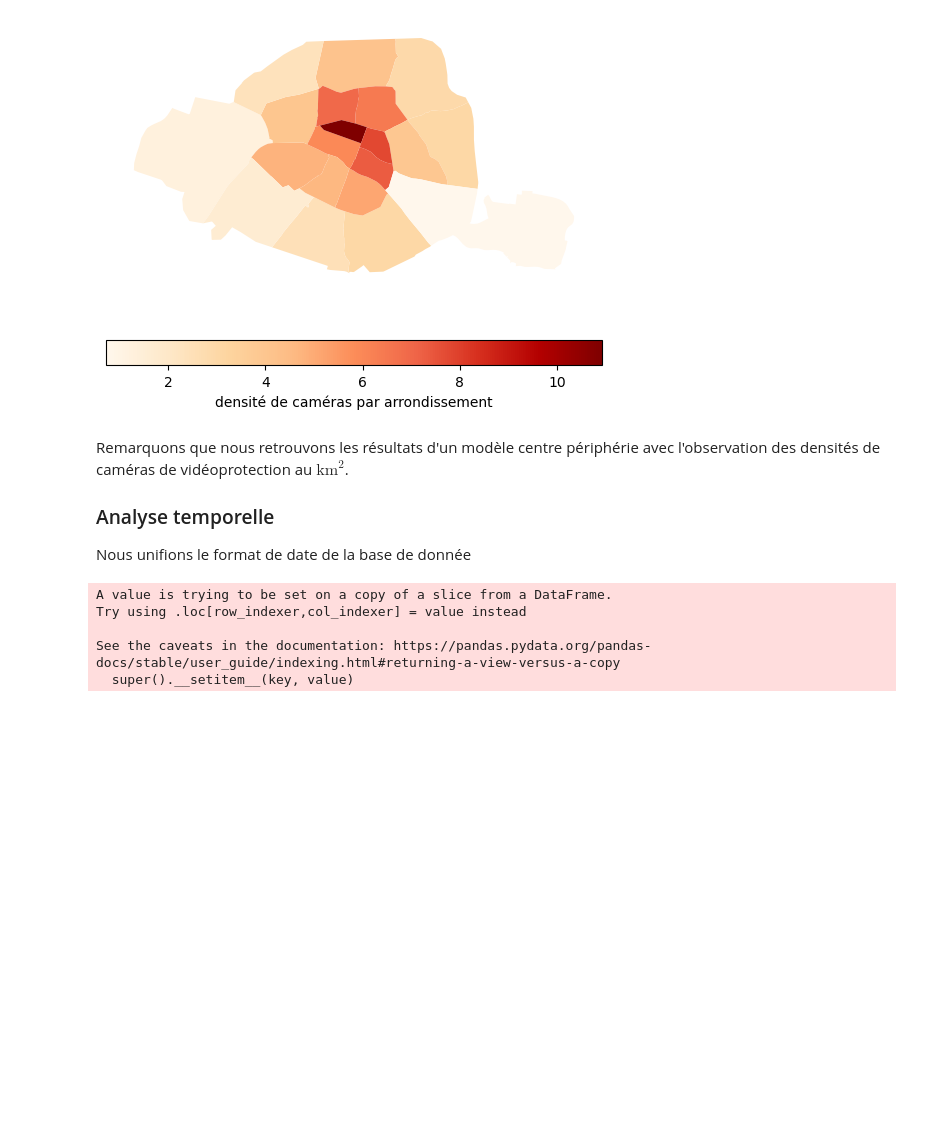
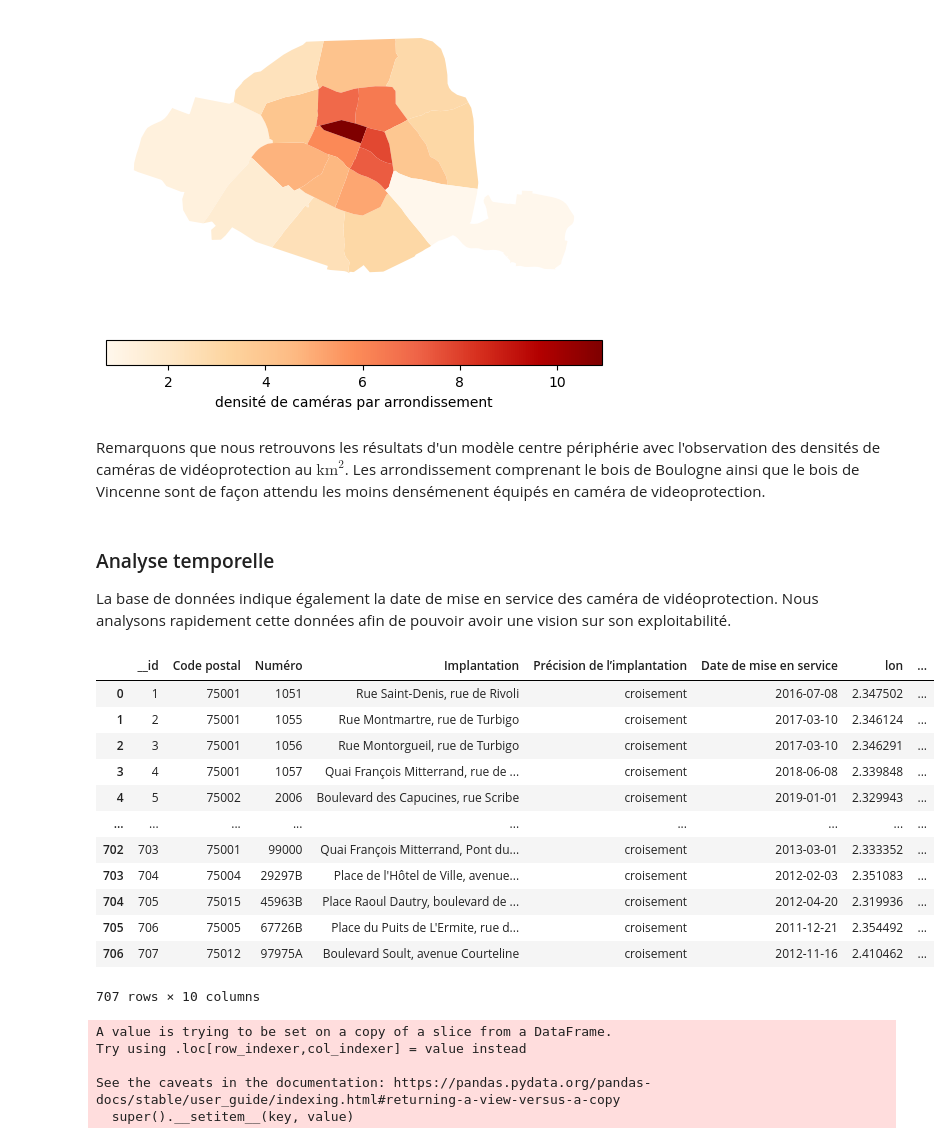
Before and after one commit to Yasmxne/Projet-Python-pour-la-Data-Science, a Jupyter notebook: exploration_videoprotection.ipynb, the cells around one changed output. Saved outputs shown, nothing was run; the diff lists cells and outputs as text; code cells hidden in the pictures; blank space fills up the shorter version.

```diff
--- a/exploration_videoprotection.ipynb
+++ b/exploration_videoprotection.ipynb
@@ -208,36 +217,54 @@ carte_repartition_camera.set_axis_off()
 EPSG:4326
 [figure]
 # %% [markdown]
-Remarquons que nous retrouvons les résultats d'un modèle centre périphérie avec l'observation des densités de caméras de vidéoprotection au $\text{km}^2$.
-
-### Analyse temporelle
-
-Nous unifions le format de date de la base de donnée
+Remarquons que nous retrouvons les résultats d'un modèle centre périphérie avec l'observation des densités de caméras de vidéoprotection au $\text{km}^2$. Les arrondissement comprenant le bois de Boulogne ainsi que le bois de Vincenne sont de façon attendu les moins densémenent équipés en caméra de videoprotection.
+# %% [markdown]
+### Analyse temporelle
+
+La base de données indique également la date de mise en service des caméra de vidéoprotection. Nous analysons rapidement cette données afin de pouvoir avoir une vision sur son exploitabilité.
 # %%
+#Unification des dates
+
 def convert_date_format(date_str):
     # Cas 1 : Si la date commence par "Début", convertir en "01/01/yyyy"
     if isinstance(date_str, str) and date_str.startswith("Début"):
         year = date_str.split()[-1]  # Extraire l'année après 'Début'
         new_date_str = f"01/01/{year}"
         return pd.to_datetime(new_date_str, format='%d/%m/%Y', errors='raise')
 
     # Cas 2 : Si la date est sous forme de chaîne 'jj/mm/yy', convertir en datetime
     if isinstance(date_str, str) and len(date_str) == 8 and date_str[2] == '/' and date_str[5] == '/':
         return pd.to_datetime(date_str, format='%d/%m/%y', errors='raise')
 
     # Cas 3 : Si la date est une chaîne représentant un nombre (format Excel), la convertir en datetime
     if isinstance(date_str, str) and date_str.isdigit():
         num_date = float(date_str)  # Convertir la chaîne de caractères en nombre
         return pd.to_datetime('1899-12-30') + pd.to_timedelta(num_date, unit='D')
 
     # Cas 4 : Si la date est déjà un nombre (format Excel), la convertir directement en datetime
     if isinstance(date_str, (int, float)):
         return pd.to_datetime('1899-12-30') + pd.to_timedelta(float(date_str), unit='D')
 
     # Si aucun format ne correspond
     return None
 
 gdf_videoprotection['Date de mise en service'] = gdf_videoprotection['Date de mise en service'].apply(convert_date_format)
+
+gdf_videoprotection
+# %% [output]
+|  | __id | Code postal | Numéro | Implantation | Précision de l’implantation | Date de mise en service | lon | ... |
+| 0 | 1 | 75001 | 1051 | Rue Saint-Denis, rue de Rivoli | croisement | 2016-07-08 | 2.347502 | ... |
+| 1 | 2 | 75001 | 1055 | Rue Montmartre, rue de Turbigo | croisement | 2017-03-10 | 2.346124 | ... |
+| 2 | 3 | 75001 | 1056 | Rue Montorgueil, rue de Turbigo | croisement | 2017-03-10 | 2.346291 | ... |
+| 3 | 4 | 75001 | 1057 | Quai François Mitterrand, rue de ... | croisement | 2018-06-08 | 2.339848 | ... |
+| 4 | 5 | 75002 | 2006 | Boulevard des Capucines, rue Scribe | croisement | 2019-01-01 | 2.329943 | ... |
+| ... | ... | ... | ... | ... | ... | ... | ... | ... |
+| 702 | 703 | 75001 | 99000 | Quai François Mitterrand, Pont du... | croisement | 2013-03-01 | 2.333352 | ... |
+| 703 | 704 | 75004 | 29297B | Place de l'Hôtel de Ville, avenue... | croisement | 2012-02-03 | 2.351083 | ... |
+| 704 | 705 | 75015 | 45963B | Place Raoul Dautry, boulevard de ... | croisement | 2012-04-20 | 2.319936 | ... |
+| 705 | 706 | 75005 | 67726B | Place du Puits de L'Ermite, rue d... | croisement | 2011-12-21 | 2.354492 | ... |
+| 706 | 707 | 75012 | 97975A | Boulevard Soult, avenue Courteline | croisement | 2012-11-16 | 2.410462 | ... |
+707 rows × 10 columns
 # %%
 gdf_videoprotection = gdf_videoprotection.dropna(subset=['Date de mise en service'])
 
```
Also changed, not shown: parts of 6 cells of this notebook, 1 other file.
